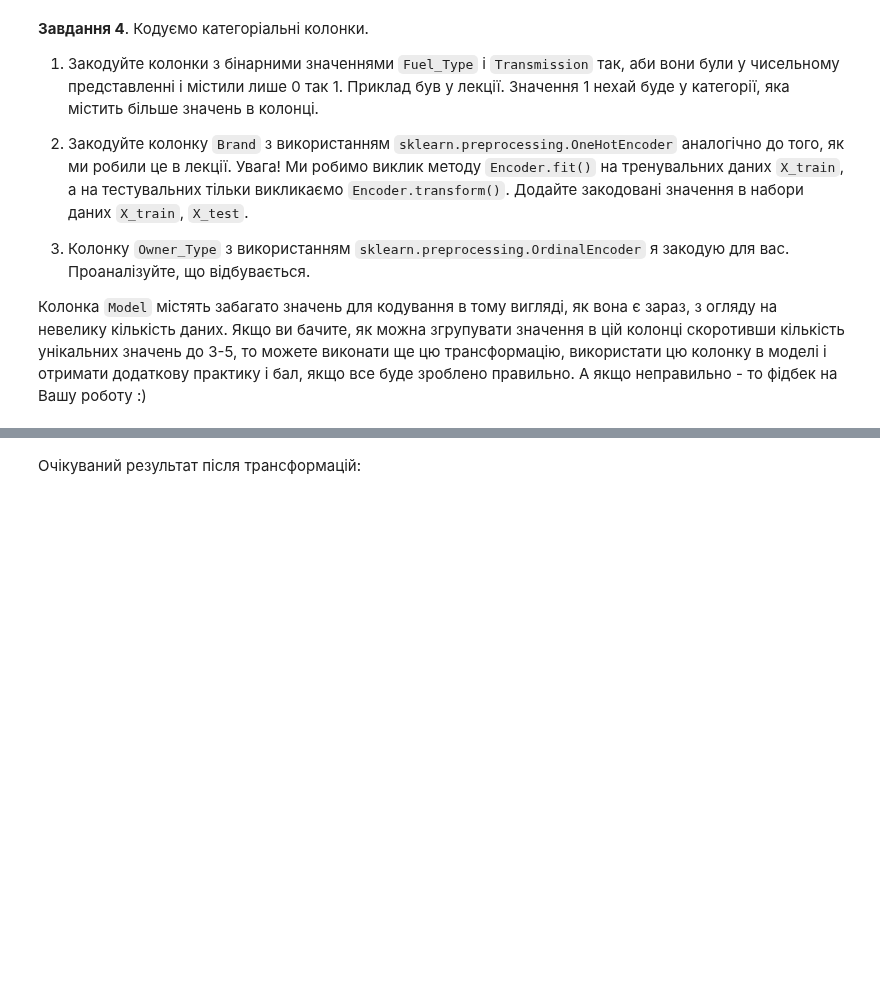
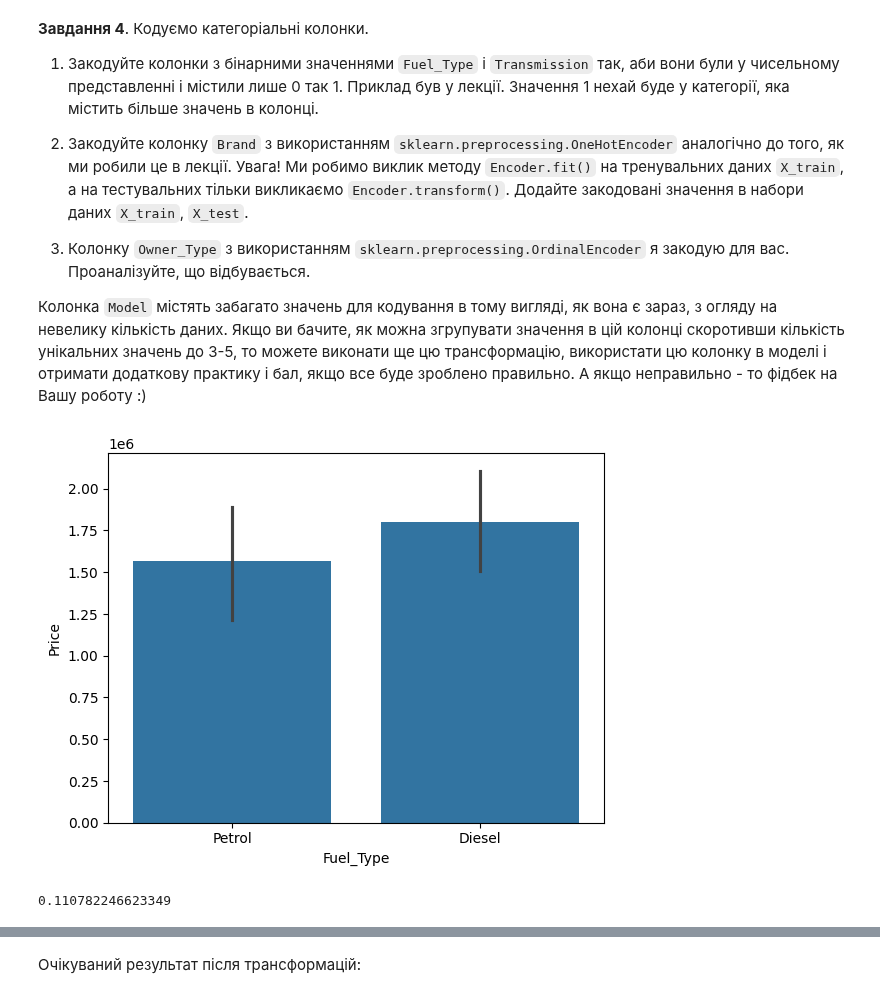
Before and after one commit to o-semenkova/ml_home_tasks, a Jupyter notebook: HW_2_1_Лінійна_регресія_від_багатьох_змінних.ipynb, the cells around one changed output, grey strips where cells are left out. Drawn from its saved outputs; the diff is of its cells as text; code cells hidden in the pictures; blank space fills up the shorter version.

```diff
--- a/HW_2_1_Лінійна_регресія_від_багатьох_змінних.ipynb
+++ b/HW_2_1_Лінійна_регресія_від_багатьох_змінних.ipynb
@@ -162,3 +167,10 @@ X_train, X_test, y_train, y_test = train_test_split(X, y, test_size=0.2, random_
 3. Колонку `Owner_Type` з використанням `sklearn.preprocessing.OrdinalEncoder` я закодую для вас. Проаналізуйте, що відбувається.
 
 Колонка `Model` містять забагато значень для кодування в тому вигляді, як вона є зараз, з огляду на невелику кількість даних. Якщо ви бачите, як можна згрупувати значення в цій колонці скоротивши кількість унікальних значень до 3-5, то можете виконати ще цю трансформацію, використати цю колонку в моделі і отримати додаткову практику і бал, якщо все буде зроблено правильно. А якщо неправильно - то фідбек на Вашу роботу :)
+# %%
+train_Xy = pd.concat([X_train, y_train], axis=1)
+test_Xy = pd.concat([X_test, y_test], axis=1)
+
+sns.barplot(data=train_Xy, x='Fuel_Type', y='Price');
+# %% [output]
+[figure, added]
@@ -164,0 +183,4 @@ X_train, X_test, y_train, y_test = train_test_split(X, y, test_size=0.2, random_
+# %%
+train_Xy.Price.corr(train_Xy.fuel_type_code)
+# %% [output]
+0.110782246623349
```
Also changed, not shown: parts of 24 cells of this notebook.
